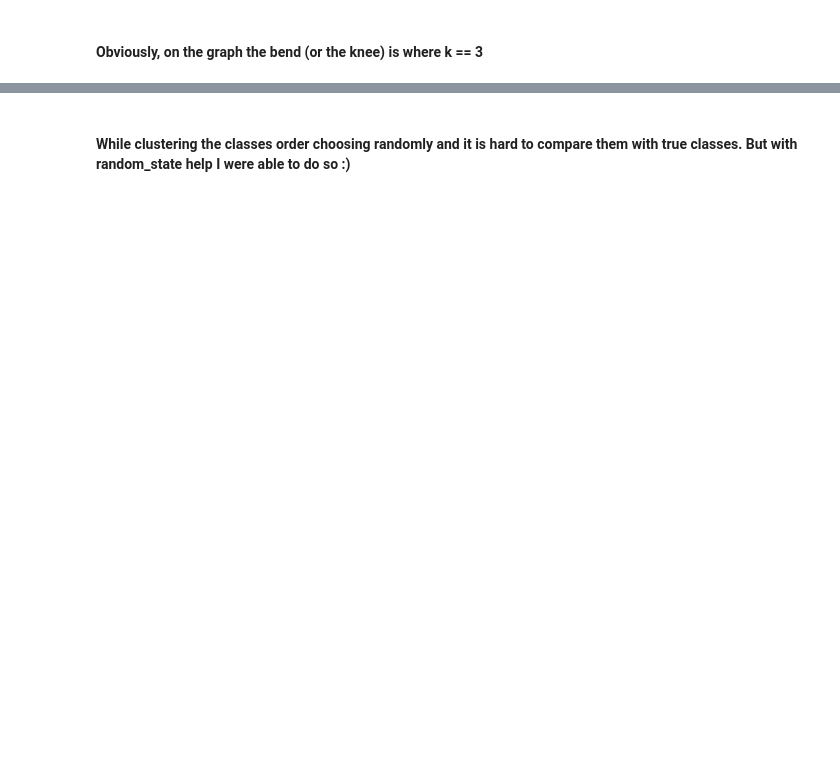
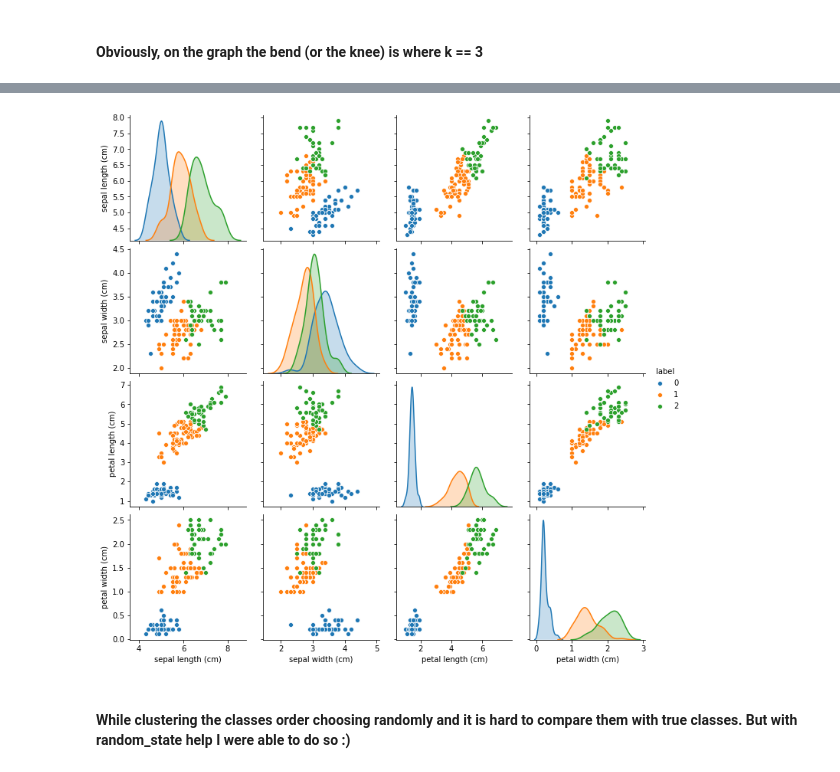
Before and after one commit to vseredovych/ML, a Jupyter notebook: Practice/Clustering/Clustering.ipynb, the cells around one changed output, grey strips where cells are left out. Cells and saved outputs as stored; diff of their text form; code cells hidden in the pictures; blank space fills up the shorter version.

```diff
--- a/Practice/Clustering/Clustering.ipynb
+++ b/Practice/Clustering/Clustering.ipynb
@@ -116,6 +116,6 @@ wsds
 # %%
 centers, labels = find_clusters(X, 3, random_state=1)
 # %%
-df_labels = pd.concate([df, pd.DataFrame({"label": labels}), axis=1)
+df_labels = pd.concat([df, pd.DataFrame({"label": labels})], axis=1)
 g = sns.pairplot(df_labels, hue="label")
 # %% [output]
@@ -123,3 +122,4 @@ SyntaxError: invalid syntax (<ipython-input-13-7e877cbf7c7a>, line 1)
+[figure, added]
 # %% [markdown]
 #### While clustering the classes order choosing randomly and it is hard to compare them with true classes. But with random_state help I were able to do so :)
 # %%
```
Also changed, not shown: parts of 5 cells of this notebook.
